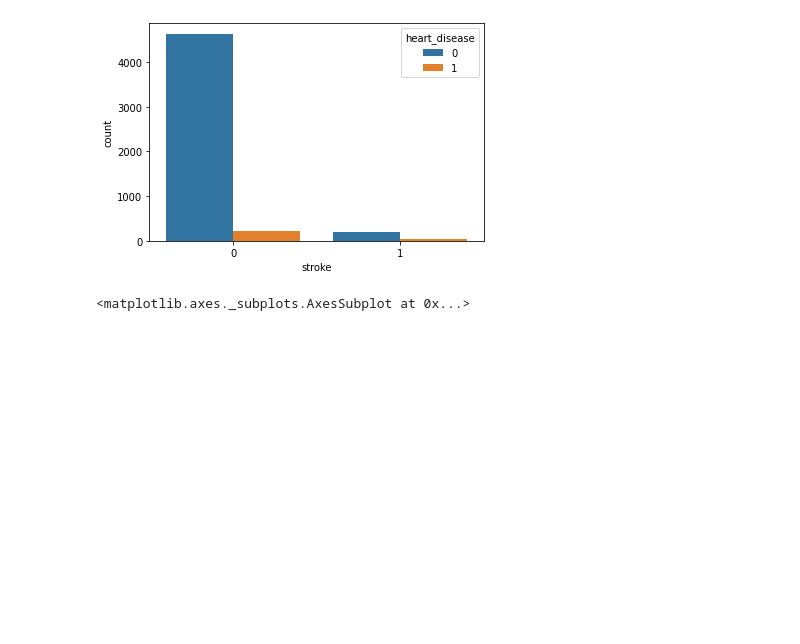
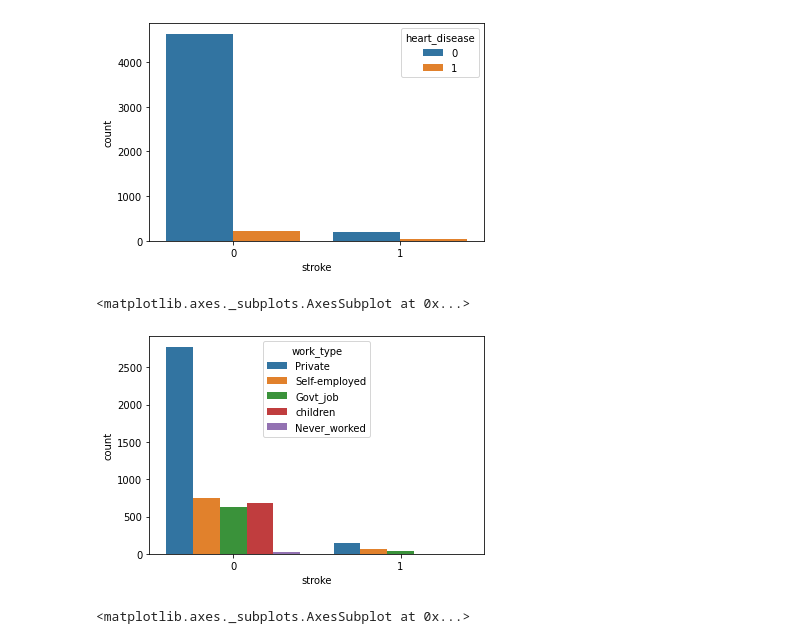
Before and after one commit to YoonSa8/collage-projects-, a Jupyter notebook: Untitled1.ipynb, the cells around one changed output. Drawn from its saved outputs; the diff is of its cells as text; code cells hidden in the pictures; blank space fills up the shorter version.

```diff
--- a/Untitled1.ipynb
+++ b/Untitled1.ipynb
@@ -70,6 +80,11 @@ sns.countplot(df['stroke'], hue=df['heart_disease'])
 # %% [output]
 <matplotlib.axes._subplots.AxesSubplot at 0x...>
 [figure]
+# %%
+sns.countplot(df['stroke'], hue=df['work_type'])
+# %% [output]
+<matplotlib.axes._subplots.AxesSubplot at 0x...>
+[figure, added]
 # %%
 sns.countplot(df['stroke'], hue=df['smoking_status'])
 # %% [output]
```
Also changed, not shown: parts of 16 cells of this notebook.
